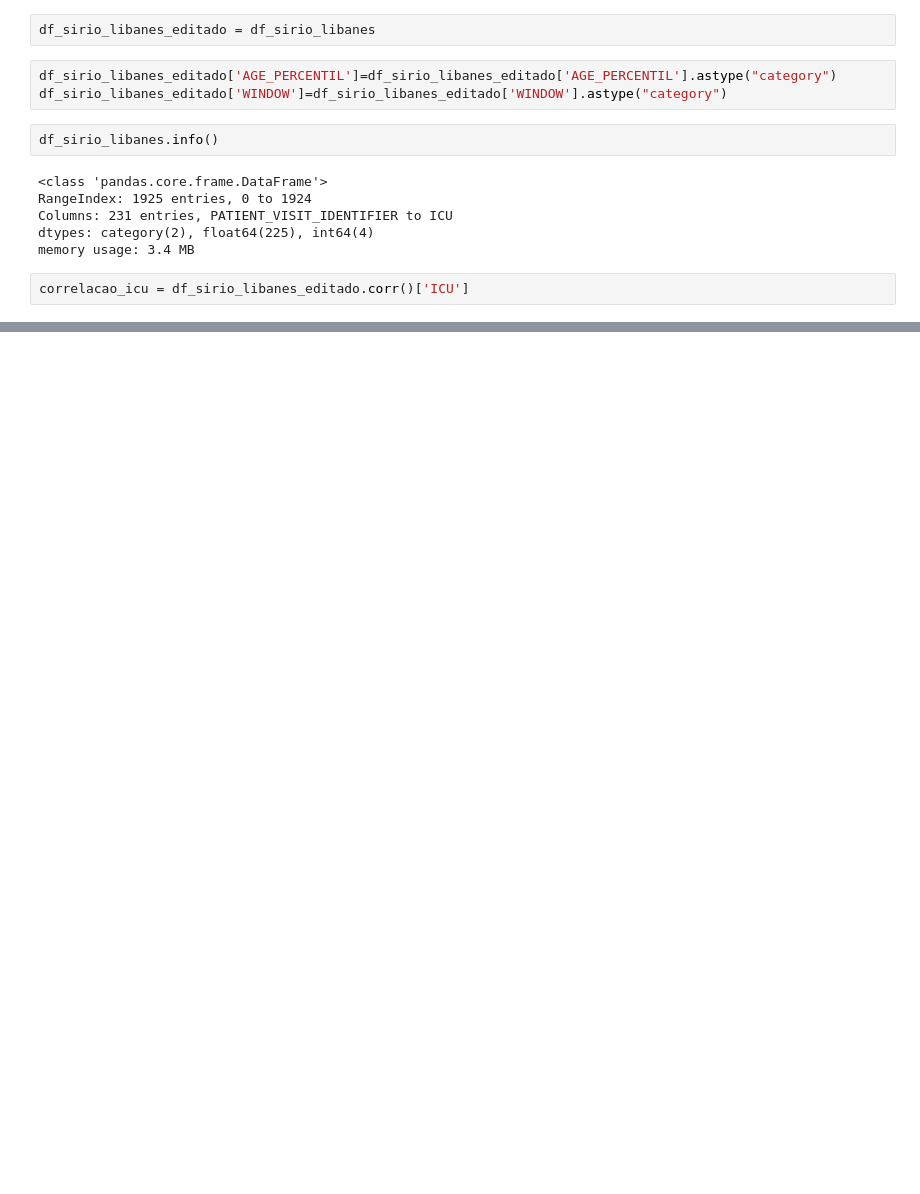
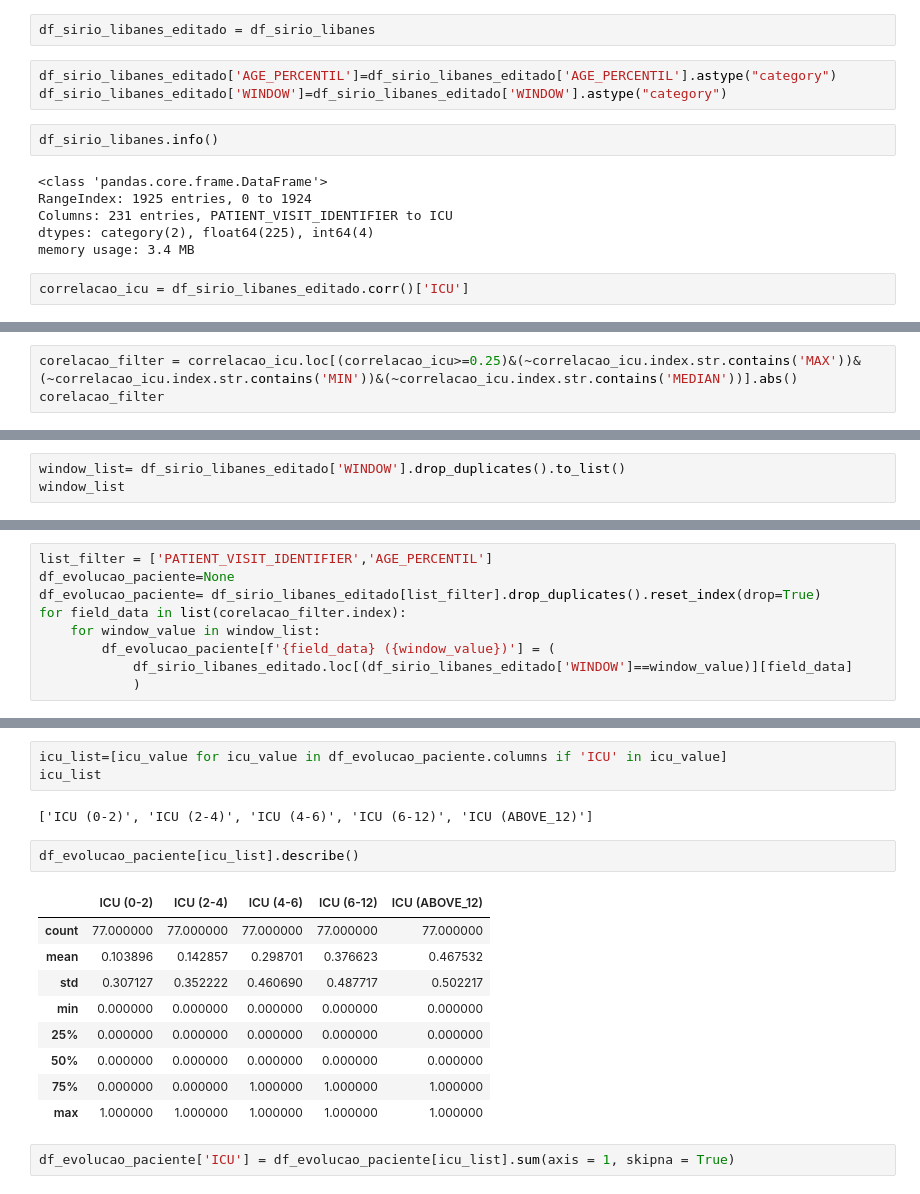
Before and after one commit to BrunoASNascimento/bootcamp-datascience-alura, a Jupyter notebook: projeto_final.ipynb, the cells around one changed output, grey strips where cells are left out. Cells and saved outputs as stored; diff of their text form; blank space fills up the shorter version.

```diff
--- a/projeto_final.ipynb
+++ b/projeto_final.ipynb
@@ -74,0 +56,3 @@ Name: ICU, dtype: float64
+# %%
+corelacao_filter = correlacao_icu.loc[(correlacao_icu>=0.25)&(~correlacao_icu.index.str.contains('MAX'))&(~correlacao_icu.index.str.contains('MIN'))&(~correlacao_icu.index.str.contains('MEDIAN'))].abs()
+corelacao_filter
@@ -74,0 +80,3 @@ Name: ICU, dtype: float64
+# %%
+window_list= df_sirio_libanes_editado['WINDOW'].drop_duplicates().to_list()
+window_list
@@ -74,0 +85,9 @@ Name: ICU, dtype: float64
+# %%
+list_filter = ['PATIENT_VISIT_IDENTIFIER','AGE_PERCENTIL']
+df_evolucao_paciente=None
+df_evolucao_paciente= df_sirio_libanes_editado[list_filter].drop_duplicates().reset_index(drop=True)
+for field_data in list(corelacao_filter.index):
+    for window_value in window_list:
+        df_evolucao_paciente[f'{field_data} ({window_value})'] = (
+            df_sirio_libanes_editado.loc[(df_sirio_libanes_editado['WINDOW']==window_value)][field_data]
+            )
@@ -74,0 +108,19 @@ Name: ICU, dtype: float64
+# %%
+icu_list=[icu_value for icu_value in df_evolucao_paciente.columns if 'ICU' in icu_value]
+icu_list
+# %% [output]
+['ICU (0-2)', 'ICU (2-4)', 'ICU (4-6)', 'ICU (6-12)', 'ICU (ABOVE_12)']
+# %%
+df_evolucao_paciente[icu_list].describe()
+# %% [output]
+|  | ICU (0-2) | ICU (2-4) | ICU (4-6) | ICU (6-12) | ICU (ABOVE_12) |
+| count | 77.000000 | 77.000000 | 77.000000 | 77.000000 | 77.000000 |
+| mean | 0.103896 | 0.142857 | 0.298701 | 0.376623 | 0.467532 |
+| std | 0.307127 | 0.352222 | 0.460690 | 0.487717 | 0.502217 |
+| min | 0.000000 | 0.000000 | 0.000000 | 0.000000 | 0.000000 |
+| 25% | 0.000000 | 0.000000 | 0.000000 | 0.000000 | 0.000000 |
+| 50% | 0.000000 | 0.000000 | 0.000000 | 0.000000 | 0.000000 |
+| 75% | 0.000000 | 0.000000 | 1.000000 | 1.000000 | 1.000000 |
+| max | 1.000000 | 1.000000 | 1.000000 | 1.000000 | 1.000000 |
+# %%
+df_evolucao_paciente['ICU'] = df_evolucao_paciente[icu_list].sum(axis = 1, skipna = True)
```
Also changed, not shown: parts of 12 cells of this notebook, 1 other file.
